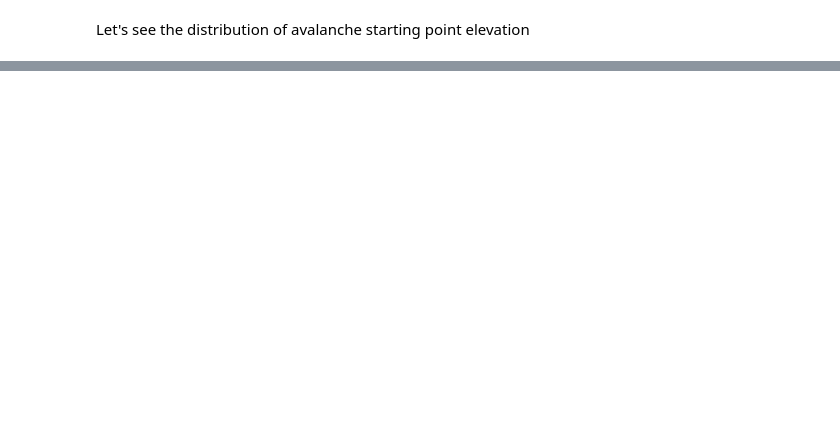
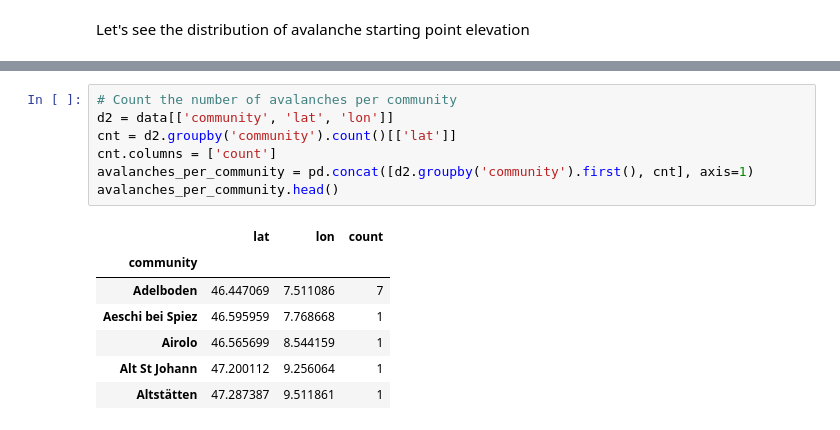
Before and after one commit to Pamoi/datavalanche, a Jupyter notebook: src/datavalanche.ipynb, the cells around one changed output, grey strips where cells are left out. Cells and saved outputs as stored; diff of their text form; blank space fills up the shorter version.

```diff
--- a/src/datavalanche.ipynb
+++ b/src/datavalanche.ipynb
@@ -82,0 +124,15 @@ Mean avalanche start point elevation: 2755.869918699187
+# %%
+# Count the number of avalanches per community
+d2 = data[['community', 'lat', 'lon']]
+cnt = d2.groupby('community').count()[['lat']]
+cnt.columns = ['count']
+avalanches_per_community = pd.concat([d2.groupby('community').first(), cnt], axis=1)
+avalanches_per_community.head()
+# %% [output]
+|  | lat | lon | count |
+| community |  |  |  |
+| Adelboden | 46.447069 | 7.511086 | 7 |
+| Aeschi bei Spiez | 46.595959 | 7.768668 | 1 |
+| Airolo | 46.565699 | 8.544159 | 1 |
+| Alt St Johann | 47.200112 | 9.256064 | 1 |
+| Altstätten | 47.287387 | 9.511861 | 1 |
```
Also changed, not shown: parts of 14 cells of this notebook, 2 other files.
